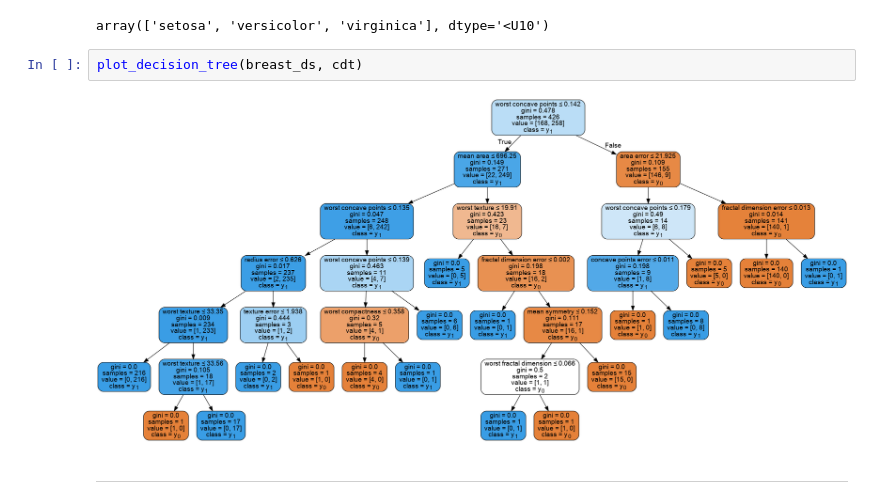
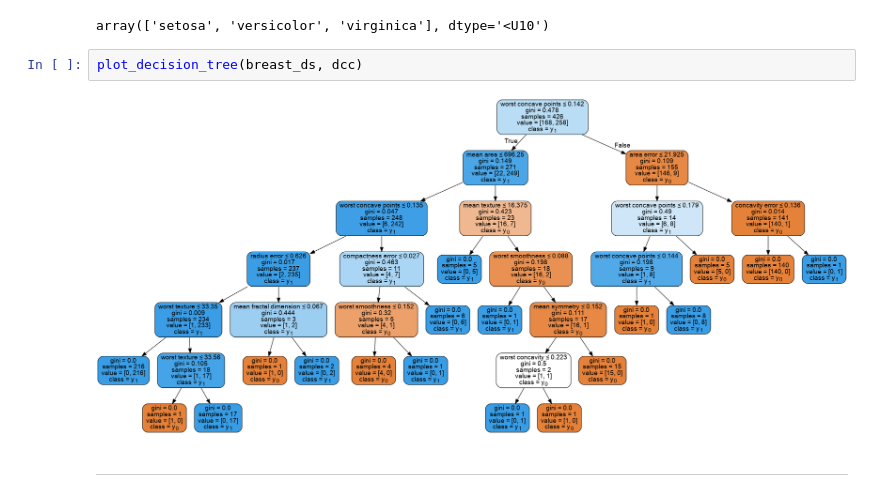
Before and after one commit to tomorrowdata/machine-learning-course-notebooks, a Jupyter notebook: solved/Hands-On 3 Supervised Live 25-11-20.ipynb, the cells around one changed output. Drawn from its saved outputs; the diff is of its cells as text.

```diff
--- a/solved/Hands-On 3 Supervised Live 25-11-20.ipynb
+++ b/solved/Hands-On 3 Supervised Live 25-11-20.ipynb
@@ -524,9 +520,9 @@ iris_ds.target_names
 # %% [output]
 array(['setosa', 'versicolor', 'virginica'], dtype='<U10')
 # %%
-plot_decision_tree(breast_ds, cdt)
+plot_decision_tree(breast_ds, dcc)
 # %% [output]
-[figure, old version]
+[figure, new version]
 # %% [markdown]
 <hr>
 # %% [markdown]
```
Also changed, not shown: parts of 45 cells of this notebook, 1 other file.
